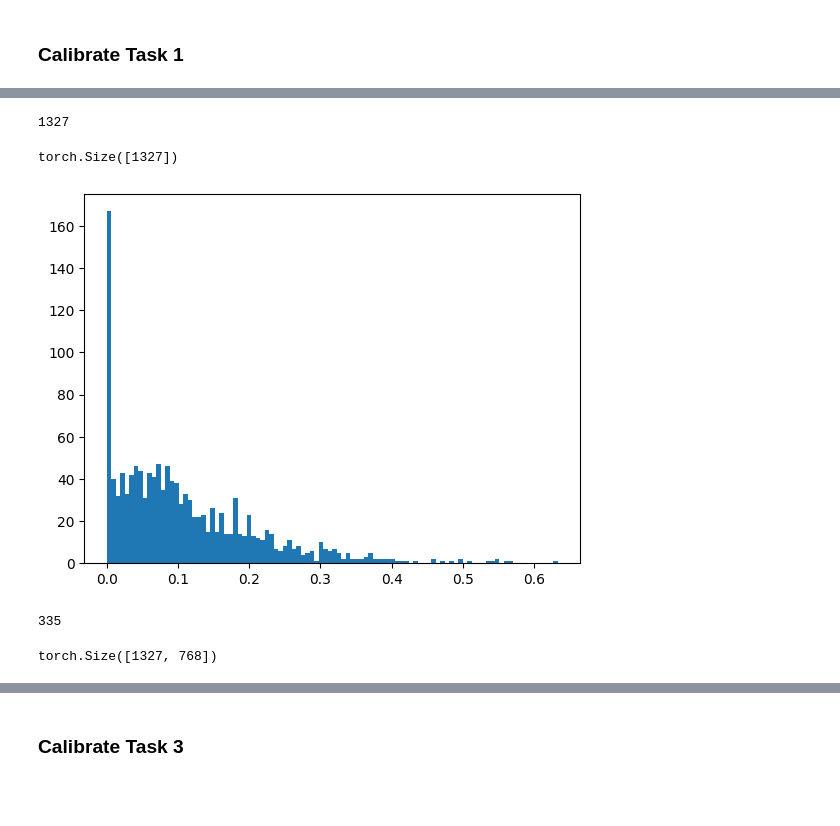
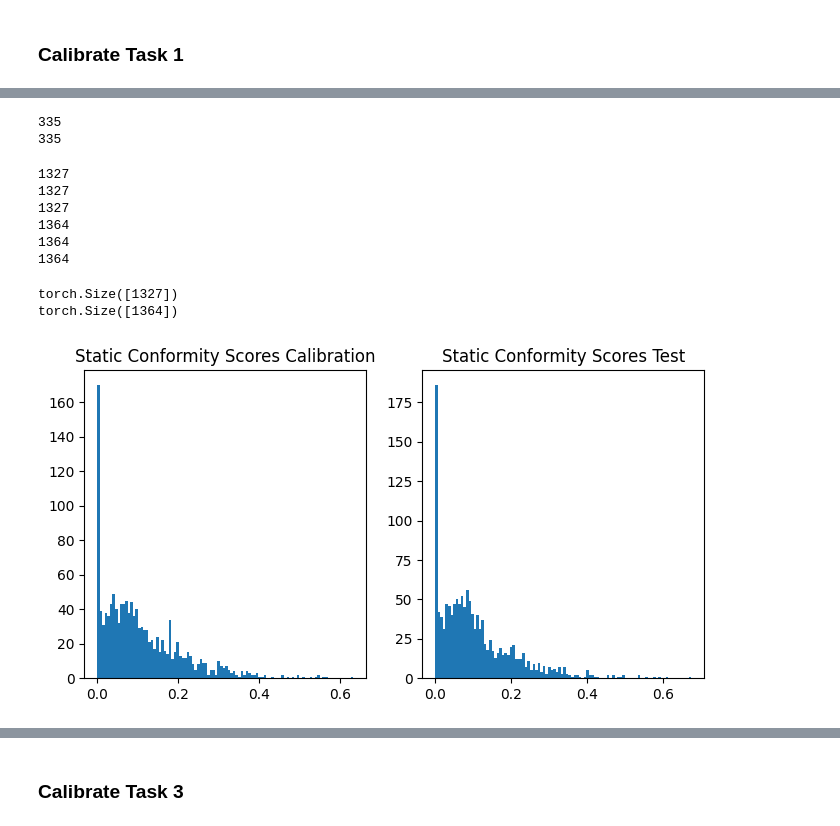
Before and after one commit to calgo-lab/BGR, a Jupyter notebook: notebooks/soil/Conformal_SoilNet.ipynb, the cells around one changed output, grey strips where cells are left out. Drawn from its saved outputs; the diff is of its cells as text; code cells hidden in the pictures; blank space fills up the shorter version.

Commit message:
Reorder trims and concats + Fixed visualization confidence depth intervals

```diff
--- a/notebooks/soil/Conformal_SoilNet.ipynb
+++ b/notebooks/soil/Conformal_SoilNet.ipynb
@@ -211,7 +232,9 @@ for i in range(len(all_pred_depths)):
-# %%
-# Unroll the list of lists
-trimmed_pred_depths_stacked = torch.tensor([item for sublist in trimmed_pred_depths for item in sublist])
-trimmed_true_depths_stacked = torch.tensor([item for sublist in trimmed_true_depths for item in sublist])
-len(trimmed_pred_depths_stacked)
-# %% [output]
-1327
+# %%
+# Unbatch seg. geotemp. features
+segment_geotemp_list_calib = [item for sublist in segment_geotemp_features_calib for item in sublist]
+print(len(segment_geotemp_list_calib))
+segment_geotemp_list_test = [item for sublist in segment_geotemp_features_test for item in sublist]
+print(len(segment_geotemp_list_test))
+# %% [output]
+335
+335
@@ -218,10 +269,40 @@ len(trimmed_pred_depths_stacked)
+# %%
+# Trim true and predicted depths from trailing stop tokens and stack them
+trimmed_true_depths_stacked_calib, \
+    trimmed_pred_depths_stacked_calib, \
+        segment_geotemp_concat_calib = trim_concat(all_true_depths_calib, all_pred_depths_calib, segment_geotemp_list_calib)
+trimmed_true_depths_stacked_test, \
+    trimmed_pred_depths_stacked_test, \
+        segment_geotemp_concat_test   = trim_concat(all_true_depths_test, all_pred_depths_test, segment_geotemp_list_test)
+print(len(trimmed_true_depths_stacked_calib))
+print(len(trimmed_pred_depths_stacked_calib))
+print(len(segment_geotemp_concat_calib))
+print(len(trimmed_true_depths_stacked_test))
+print(len(trimmed_pred_depths_stacked_test))
+print(len(segment_geotemp_concat_test))
+# %% [output]
+1327
+1327
+1327
+1364
+1364
+1364
 # %%
 # Compute conformity scores as s_x = |true_depth - pred_depth_x|
-conf_scores_depths = torch.abs(trimmed_true_depths_stacked - trimmed_pred_depths_stacked).to(torch.float32)
-conf_scores_depths.shape
+conf_scores_depths_calib = torch.abs(trimmed_true_depths_stacked_calib - trimmed_pred_depths_stacked_calib).to(torch.float32)
+print(conf_scores_depths_calib.shape)
+conf_scores_depths_test = torch.abs(trimmed_true_depths_stacked_test - trimmed_pred_depths_stacked_test).to(torch.float32)
+print(conf_scores_depths_test.shape)
 # %% [output]
 torch.Size([1327])
+torch.Size([1364])
 # %%
-plt.hist(conf_scores_depths.numpy(), bins=100);
+plt.figure(figsize=(8,4))
+plt.subplot(121)
+plt.hist(conf_scores_depths_calib.numpy(), bins=100)
+plt.title('Static Conformity Scores Calibration')
+plt.subplot(122)
+plt.hist(conf_scores_depths_test.numpy(), bins=100)
+plt.title('Static Conformity Scores Test');
 # %% [output]
-[figure, old version]
+[figure, new version]
@@ -244,5 +308,0 @@ class ResidualPredictor(nn.Module):
-# %%
-segment_geotemp_list = [item for sublist in segment_geotemp_features for item in sublist]
-len(segment_geotemp_list)
-# %% [output]
-335
@@ -254,7 +309,2 @@ for i in range(len(segment_geotemp_list)):
-# %%
-segment_geotemp_concat = torch.tensor(np.concatenate(trimmed_segment_geotemp_list, axis=0)).to(torch.float32)
-segment_geotemp_concat.shape
-# %% [output]
-torch.Size([1327, 768])
 # %%
 from torch.utils.data import TensorDataset, DataLoader
```
Also changed, not shown: parts of 42 cells of this notebook.
